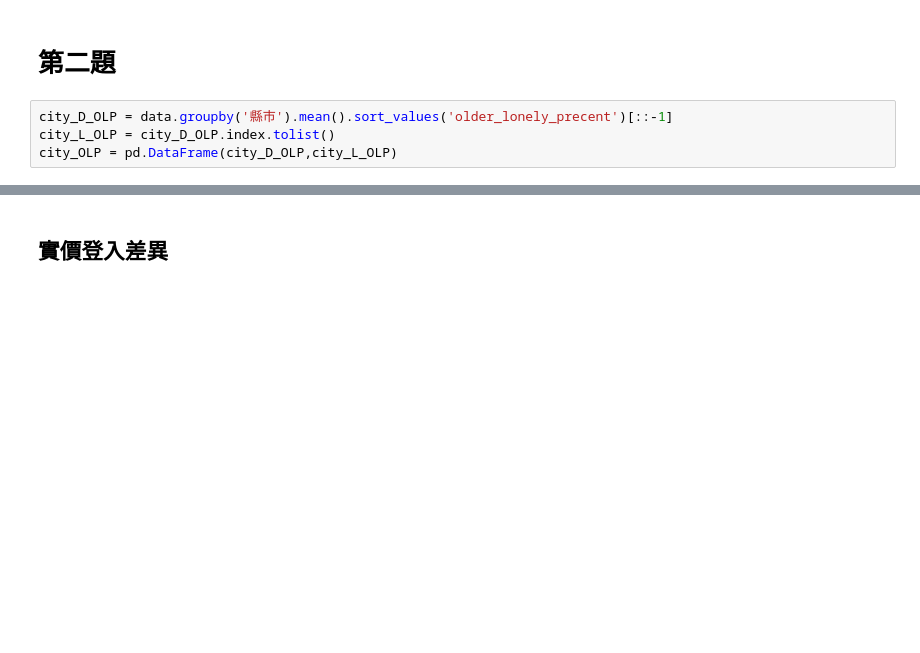
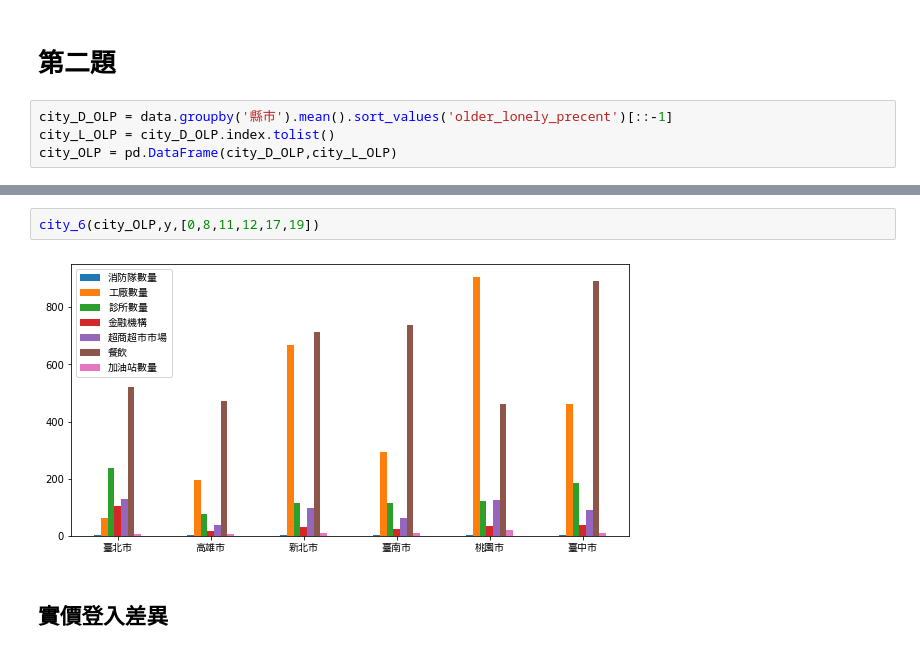
Before and after one commit to yee23456/AI_problem_analysis, a Jupyter notebook: 作業二_沈睿朋.ipynb, the cells around one changed output, grey strips where cells are left out. Cells and saved outputs as stored; diff of their text form; blank space fills up the shorter version.

```diff
--- a/作業二_沈睿朋.ipynb
+++ b/作業二_沈睿朋.ipynb
@@ -140,3 +146,7 @@ city_OLP = pd.DataFrame(city_D_OLP,city_L_OLP)
+# %%
+city_6(city_OLP,y,[0,8,11,12,17,19])
+# %% [output]
+[figure, added]
 # %% [markdown]
 ## 實價登入差異
 # %%
```
Also changed, not shown: parts of 5 cells of this notebook.
